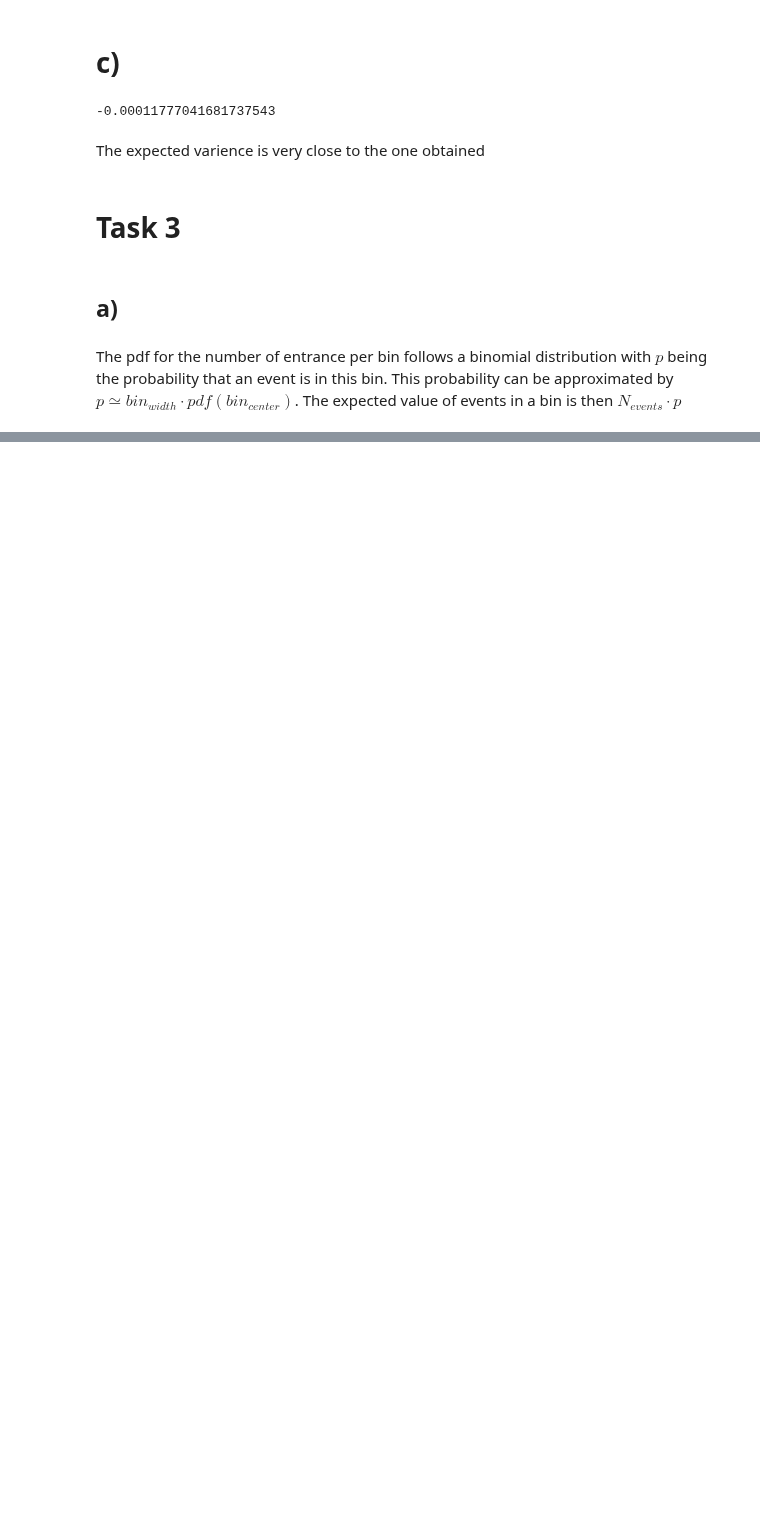
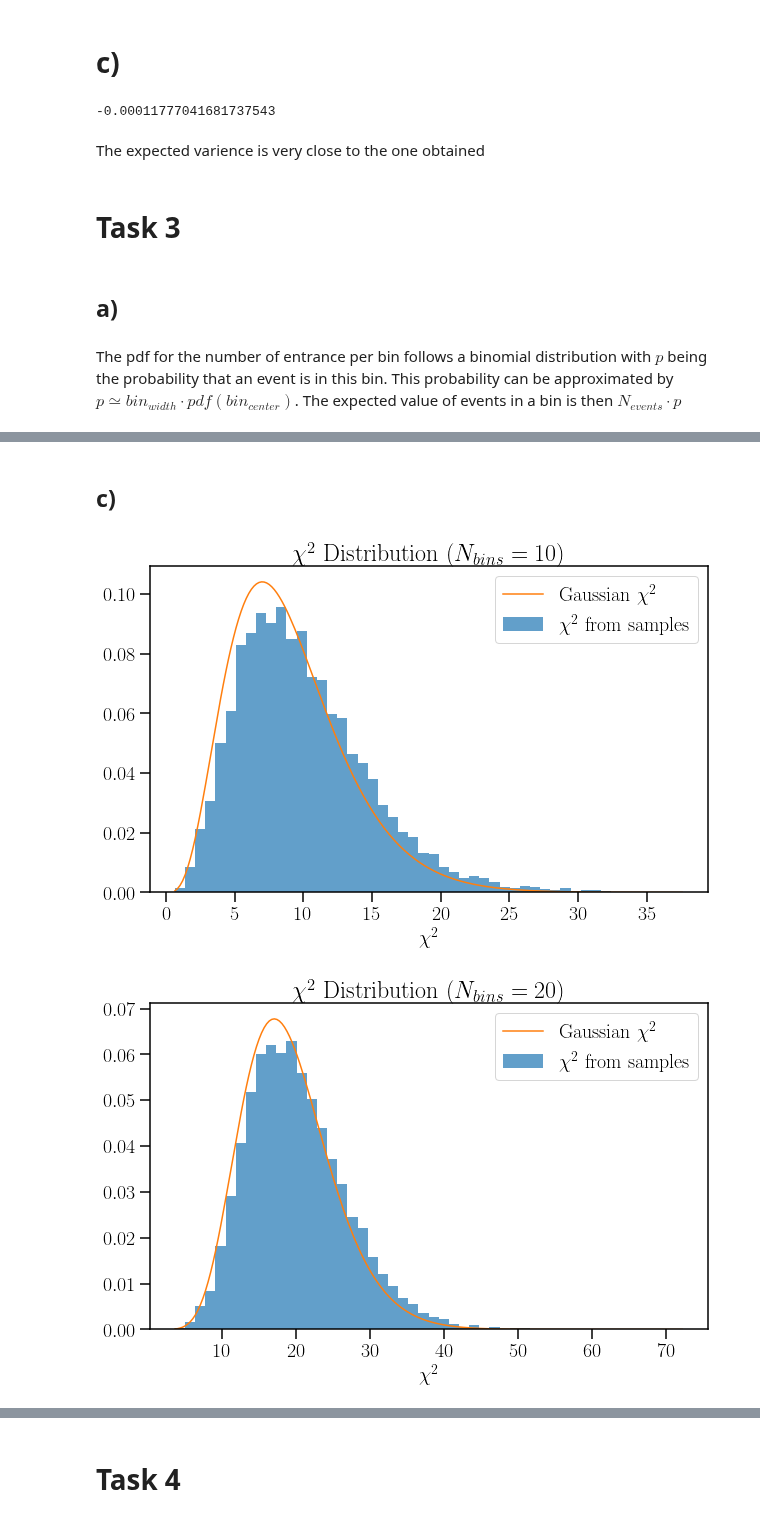
Before and after one commit to Nayaqs/stats, a Jupyter notebook: FinalProject-Andres.ipynb, the cells around one changed output, grey strips where cells are left out. Drawn from its saved outputs; the diff is of its cells as text; code cells hidden in the pictures; blank space fills up the shorter version.

```diff
--- a/FinalProject-Andres.ipynb
+++ b/FinalProject-Andres.ipynb
@@ -381,0 +382,39 @@ plt.show()
+# %% [markdown]
+## c)
+# %%
+Nev3 = int(1e4)
+Nexp3 = int(1e4)
+
+nbins = [10,20,50,100]
+for nbin in nbins:
+    #Bins properties
+    bins = np.linspace(0,pdfxmax,nbin+1)
+    binWidth = pdfxmax/nbin
+    binx = np.arange(nbin)*binWidth + binWidth/2
+
+    #Statistics of the number of events per bin
+    p_inbin = np.array([quad(pdf,bins[i],bins[i+1])[0] for i in range(nbin)])
+    expected_num = Nev3*p_inbin
+    var_num = Nev3*p_inbin*(1-p_inbin)
+
+    #Generate chi^2 pdf from Nexp>>1
+    chi2s = np.zeros(Nexp3)
+    for n in range(Nexp3):
+        data = MCgenFix(pdf,0,pdfxmax,pdfymax,Nev3)
+        num = np.histogram(data,bins)[0]
+        chi2s[n] = chi2(num,expected_num,var_num)
+
+    #Plot histograms
+    plt.hist(chi2s,50,density=True,alpha=0.7,label = "$\chi^2$ from samples")
+    xChi = np.linspace(chi2s.min(),chi2s.max(),200)
+    yChi = stats.chi2.pdf(xChi, df = nbin-1,)
+    plt.plot(xChi,yChi,label = "Gaussian $\chi^2$ ")
+
+
+    plt.title("$\chi^2$ Distribution  ($N_{bins} = %i)$"%nbin)
+    plt.xlabel("$\chi^2$")
+    plt.legend()
+    plt.show()
+# %% [output]
+[figure, added]
+[figure, added]
@@ -381,0 +423,2 @@ plt.show()
+# %% [markdown]
+# Task 4
```
Also changed, not shown: parts of 17 cells of this notebook.
